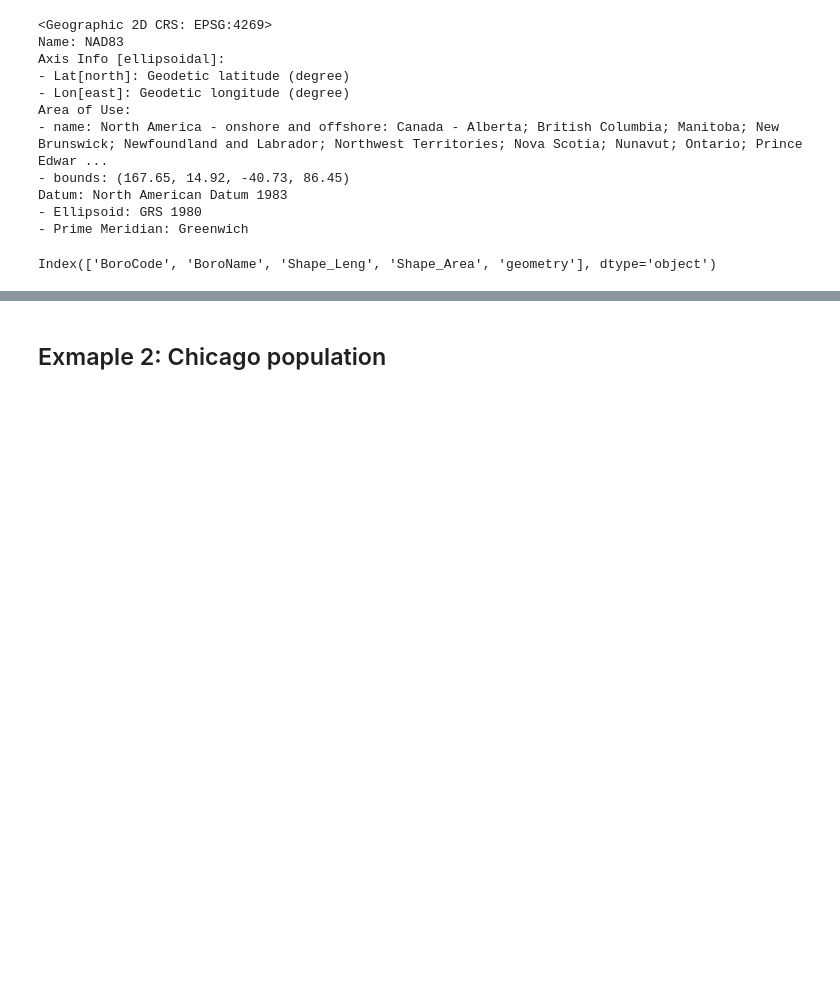
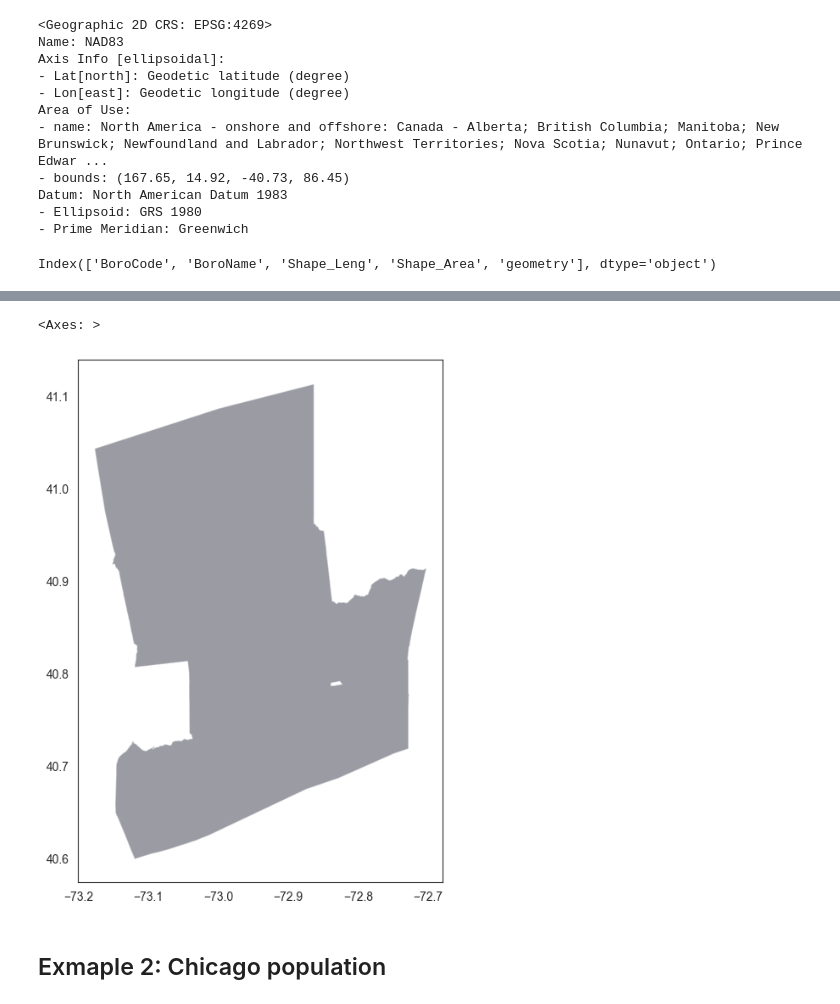
Before and after one commit to jieshu-wang-SBU/EST389_371_2026_spring, a Jupyter notebook: lectures/11-geospatial_data_and_text_data_analyses/11-01_geospatial_files.ipynb, the cells around one changed output, grey strips where cells are left out. Drawn from its saved outputs; the diff is of its cells as text; code cells hidden in the pictures; blank space fills up the shorter version.

```diff
--- a/lectures/11-geospatial_data_and_text_data_analyses/11-01_geospatial_files.ipynb
+++ b/lectures/11-geospatial_data_and_text_data_analyses/11-01_geospatial_files.ipynb
@@ -52,3 +52,10 @@ gdf.plot(column="ALAND", cmap='viridis', figsize=(8,8), alpha=0.8)
+# %%
+# Plot Brookhaven Town
+
+gdf[gdf['NAME'].str.contains("Brookhaven")].plot(column="ALAND", figsize=(8,8), alpha=0.4)
+# %% [output]
+<Axes: >
+[figure, added]
 # %% [markdown]
 ## Exmaple 2: Chicago population
 # %%
```
Also changed, not shown: parts of 2 cells of this notebook, 2 other files.
